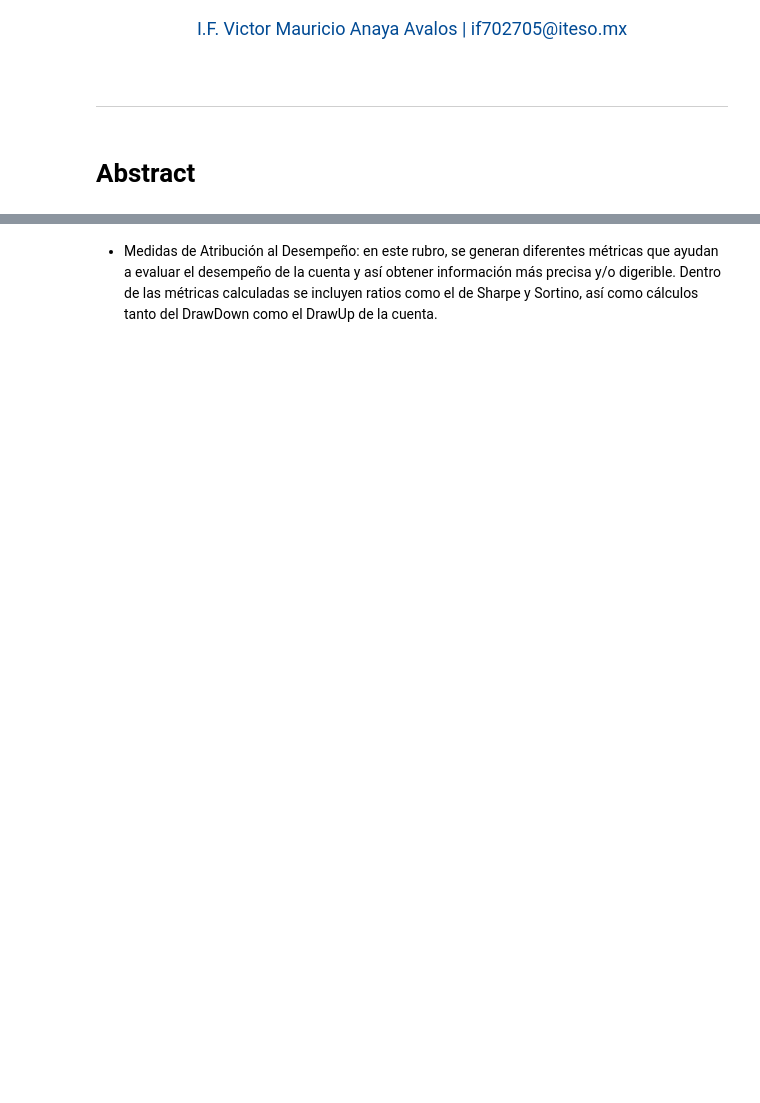
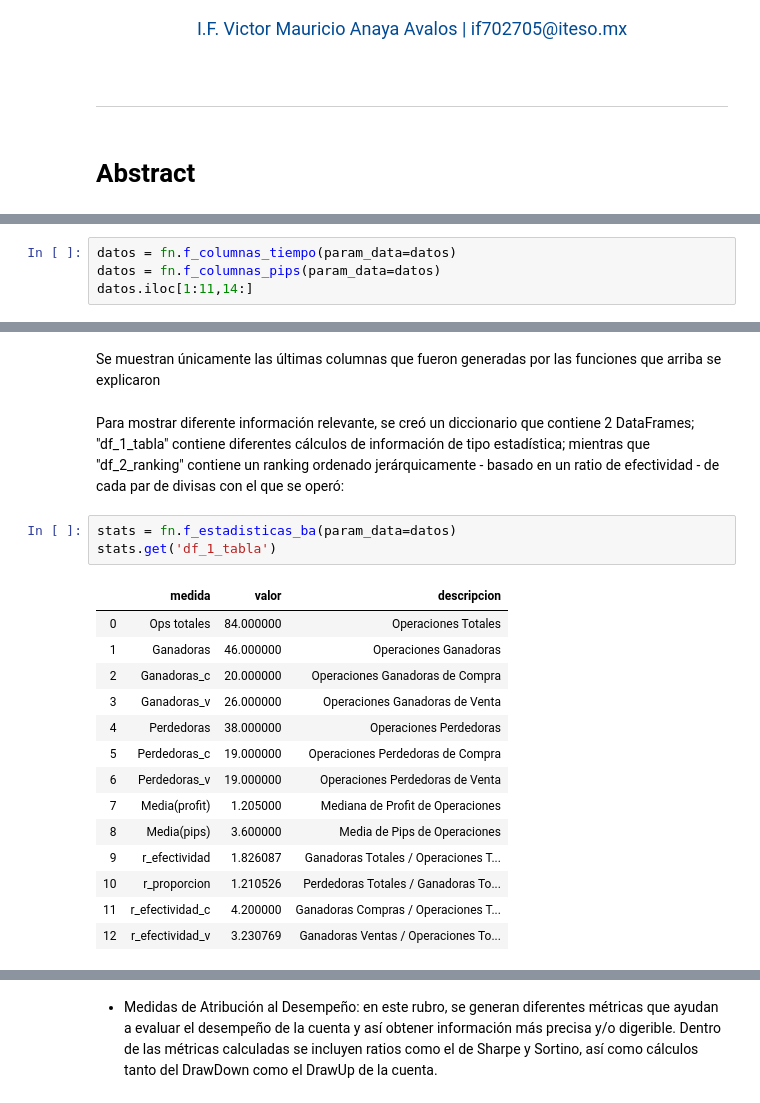
Before and after one commit to mauanaya/LAB_2_VMAA, a Jupyter notebook: LAB_2_VMAA_Notebook.ipynb, the cells around one changed output, grey strips where cells are left out. Saved outputs shown, nothing was run; the diff lists cells and outputs as text; blank space fills up the shorter version.

```diff
--- a/LAB_2_VMAA_Notebook.ipynb
+++ b/LAB_2_VMAA_Notebook.ipynb
@@ -213,0 +74,4 @@ df_1_tabla|df_2_ranking
+# %%
+datos = fn.f_columnas_tiempo(param_data=datos)
+datos = fn.f_columnas_pips(param_data=datos)
+datos.iloc[1:11,14:]
@@ -213,0 +90,22 @@ df_1_tabla|df_2_ranking
+# %% [markdown]
+Se muestran únicamente las últimas columnas que fueron generadas por las funciones que arriba se explicaron
+# %% [markdown]
+Para mostrar diferente información relevante, se creó un diccionario que contiene 2 DataFrames; "df_1_tabla" contiene  diferentes cálculos de información de tipo estadística; mientras que "df_2_ranking" contiene un ranking ordenado jerárquicamente - basado en un ratio de efectividad - de cada par de divisas con el que se operó:
+# %%
+stats = fn.f_estadisticas_ba(param_data=datos)
+stats.get('df_1_tabla')
+# %% [output]
+|  | medida | valor | descripcion |
+| 0 | Ops totales | 84.000000 | Operaciones Totales |
+| 1 | Ganadoras | 46.000000 | Operaciones Ganadoras |
+| 2 | Ganadoras_c | 20.000000 | Operaciones Ganadoras de Compra |
+| 3 | Ganadoras_v | 26.000000 | Operaciones Ganadoras de Venta |
+| 4 | Perdedoras | 38.000000 | Operaciones Perdedoras |
+| 5 | Perdedoras_c | 19.000000 | Operaciones Perdedoras de Compra |
+| 6 | Perdedoras_v | 19.000000 | Operaciones Perdedoras de Venta |
+| 7 | Media(profit) | 1.205000 | Mediana de Profit de Operaciones |
+| 8 | Media(pips) | 3.600000 | Media de Pips de Operaciones |
+| 9 | r_efectividad | 1.826087 | Ganadoras Totales / Operaciones T... |
+| 10 | r_proporcion | 1.210526 | Perdedoras Totales / Ganadoras To... |
+| 11 | r_efectividad_c | 4.200000 | Ganadoras Compras / Operaciones T... |
+| 12 | r_efectividad_v | 3.230769 | Ganadoras Ventas / Operaciones To... |
```
Also changed, not shown: parts of 67 cells of this notebook, 4 other files.
